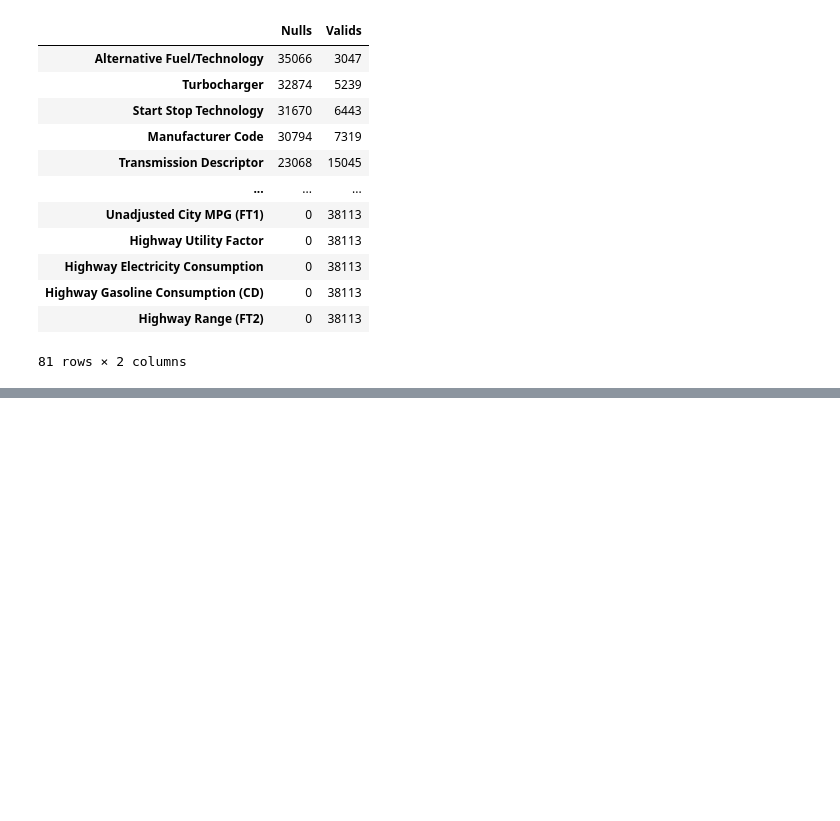
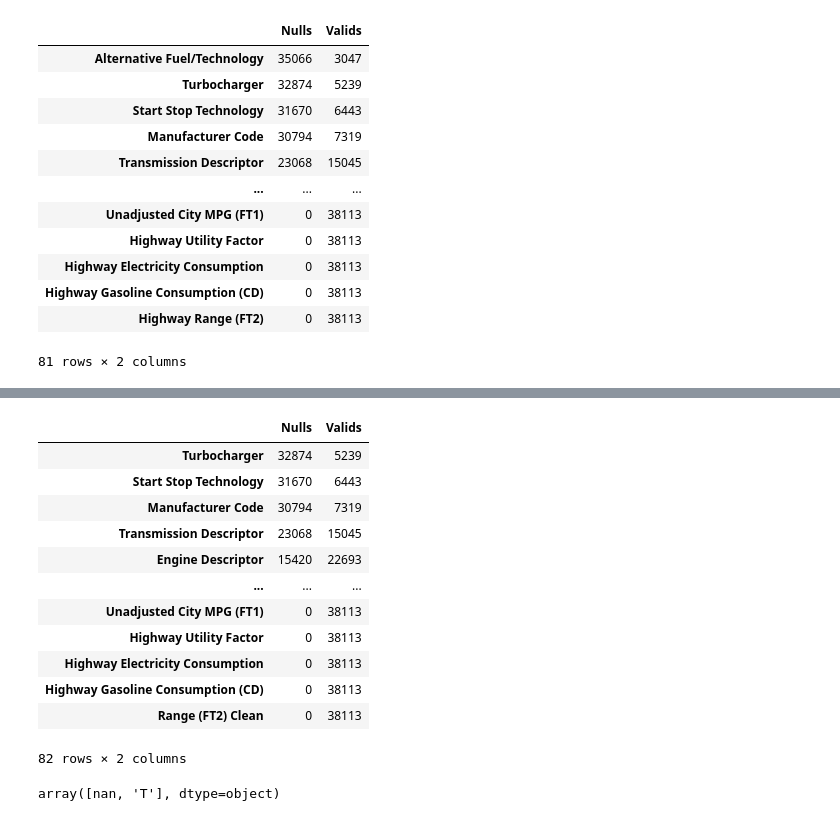
Before and after one commit to chloemd/DAT-1019-Chloe, a Jupyter notebook: Homework/Unit4/HW4_Fuel_Chloe.ipynb, the cells around one changed output, grey strips where cells are left out. Cells and saved outputs as stored; diff of their text form; code cells hidden in the pictures; blank space fills up the shorter version.

```diff
--- a/Homework/Unit4/HW4_Fuel_Chloe.ipynb
+++ b/Homework/Unit4/HW4_Fuel_Chloe.ipynb
@@ -344,3 +344,22 @@ Additional research online revealed that the "slash" notation (e.g. 230/270/270)
 To simplify this column, I think it's reasonable to take the average of the values and use that single value instead. First, though, I will replace null values with 0.
 # %%
 df['Range (FT2)'].fillna(0, inplace=True)
+# %%
+def convert_rangeft(series):
+    """Returns a version of the Range (FT#) column with only integers and
+    uses the mean for rows with multiple values listed."""
+    l = []
+    for i in series:
+        try:
+            l.append(int(i))
+        except:
+            if '/' in i:
+                i = i.split('/')
+            elif '-' in i:
+                i = i.split('-')
+            i = [int(num) for num in i]
+            avg = round(sum(i)/len(i))
+            l.append(avg)
+    return pd.Series(l)
+# %%
+df['Range (FT2) Clean'] = convert_rangeft(df['Range (FT2)'])
@@ -411,0 +482,22 @@ nulls.sort_values(by='Nulls', ascending=False)
+# %%
+df['Alternative Fuel/Technology'].fillna('None', inplace=True)
+nulls = nulls_to_df(df)
+nulls.sort_values(by='Nulls', ascending=False)
+# %% [output]
+|  | Nulls | Valids |
+| Turbocharger | 32874 | 5239 |
+| Start Stop Technology | 31670 | 6443 |
+| Manufacturer Code | 30794 | 7319 |
+| Transmission Descriptor | 23068 | 15045 |
+| Engine Descriptor | 15420 | 22693 |
+| ... | ... | ... |
+| Unadjusted City MPG (FT1) | 0 | 38113 |
+| Highway Utility Factor | 0 | 38113 |
+| Highway Electricity Consumption | 0 | 38113 |
+| Highway Gasoline Consumption (CD) | 0 | 38113 |
+| Range (FT2) Clean | 0 | 38113 |
+82 rows × 2 columns
+# %%
+df['Turbocharger'].unique()
+# %% [output]
+array([nan, 'T'], dtype=object)
```
Also changed, not shown: parts of 8 cells of this notebook.
